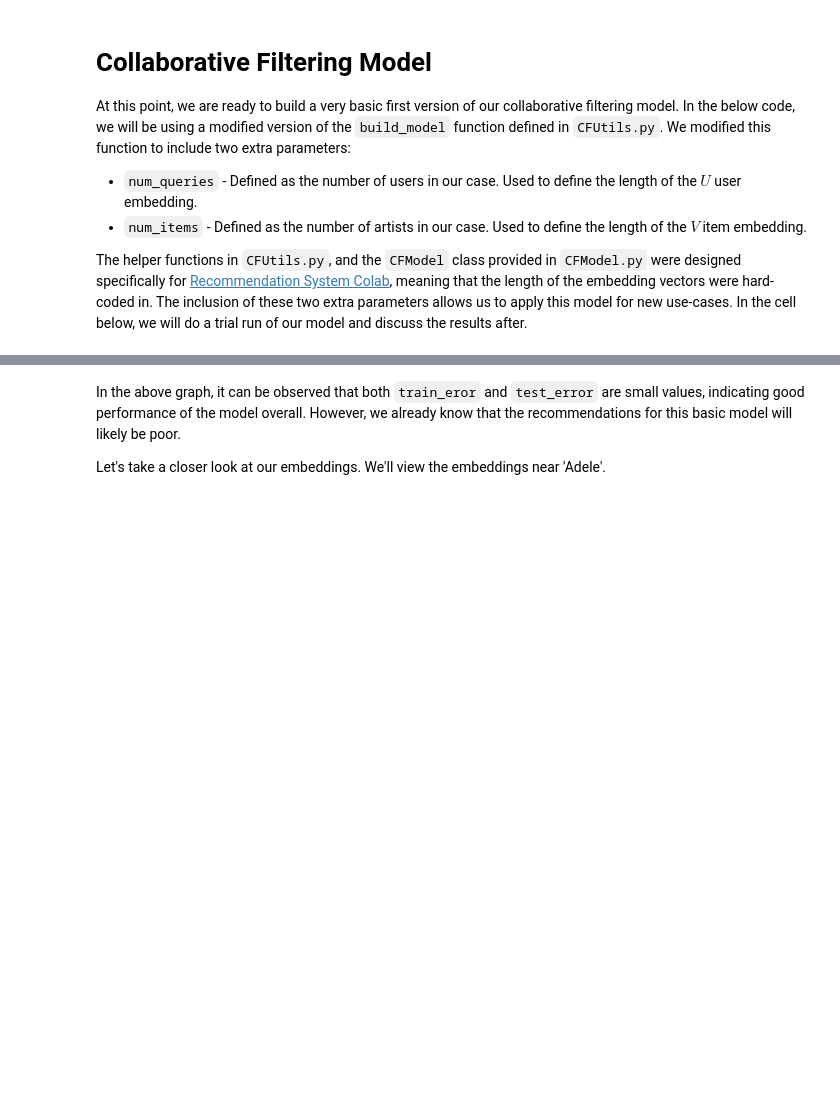
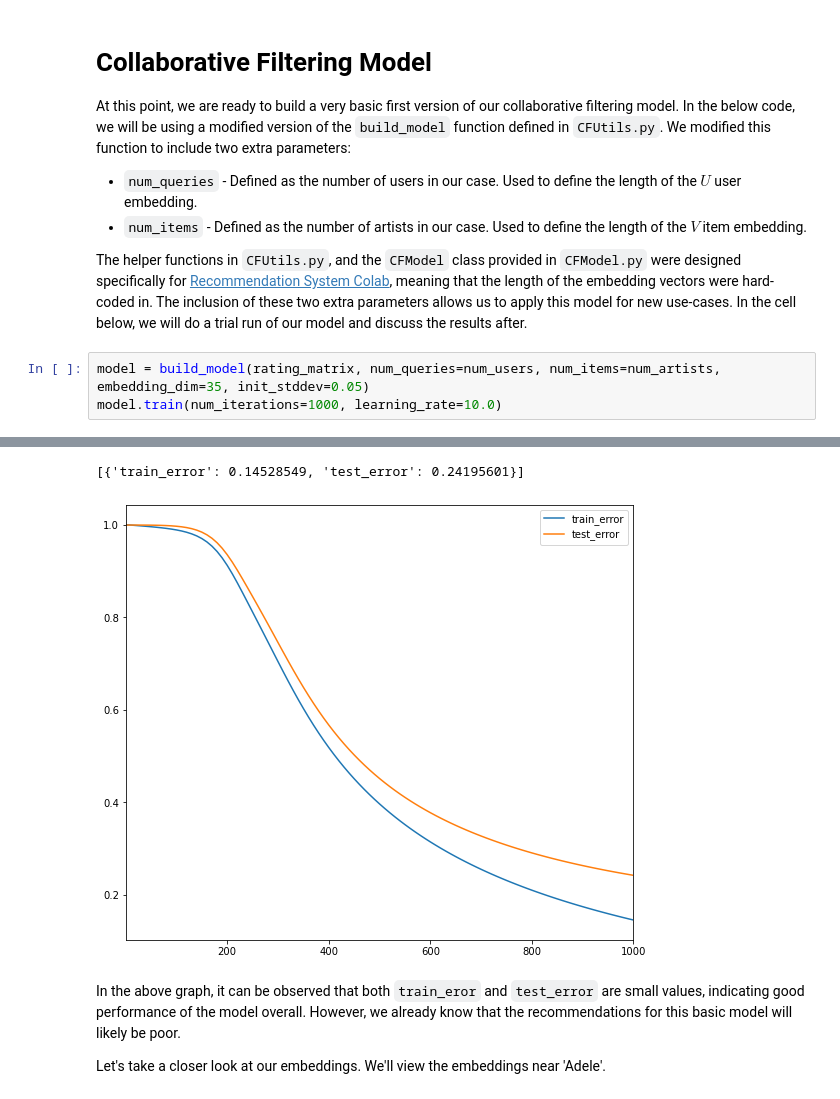
Before and after one commit to scummins00/CA4015-Music-RecSystem, a Jupyter notebook: book/Matrix_Factorization.ipynb, the cells around one changed output, grey strips where cells are left out. Drawn from its saved outputs; the diff is of its cells as text; blank space fills up the shorter version.

```diff
--- a/book/Matrix_Factorization.ipynb
+++ b/book/Matrix_Factorization.ipynb
@@ -171,3 +171,7 @@ At this point, we are ready to build a very basic first version of our collabora
 * `num_items` - Defined as the number of artists in our case. Used to define the length of the $V$ item embedding.
 
 The helper functions in `CFUtils.py`, and the `CFModel` class provided in `CFModel.py` were designed specifically for [Recommendation System Colab](https://colab.research.google.com/github/google/eng-edu/blob/main/ml/recommendation-systems/recommendation-systems.ipynb?utm_source=ss-recommendation-systems&utm_campaign=colab-external&utm_medium=referral&utm_content=recommendation-systems#scrollTo=_BlRIQJYo4tt), meaning that the length of the embedding vectors were hard-coded in. The inclusion of these two extra parameters allows us to apply this model for new use-cases. In the cell below, we will do a trial run of our model and discuss the results after.
+# %%
+model = build_model(rating_matrix, num_queries=num_users, num_items=num_artists, embedding_dim=35, init_stddev=0.05)
+model.train(num_iterations=1000, learning_rate=10.0)
+# %% [output]
@@ -174,3 +180,5 @@ The helper functions in `CFUtils.py`, and the `CFModel` class provided in `CFMod
+[{'train_error': 0.14528549, 'test_error': 0.24195601}]
+[figure, added]
 # %% [markdown]
 In the above graph, it can be observed that both `train_eror` and `test_error` are small values, indicating good performance of the model overall. However, we already know that the recommendations for this basic model will likely be poor.
 
```
Also changed, not shown: parts of 2 cells of this notebook.
